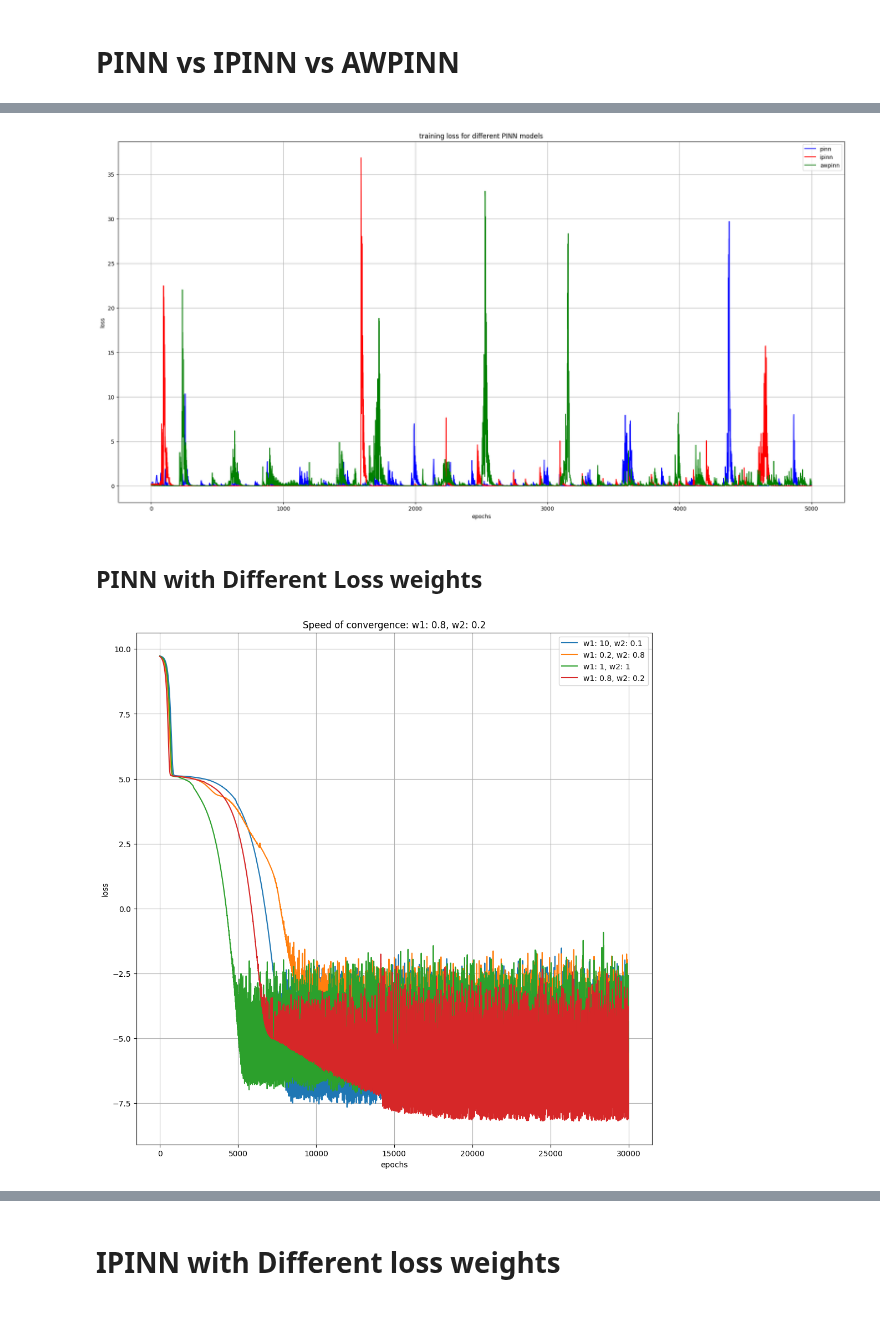
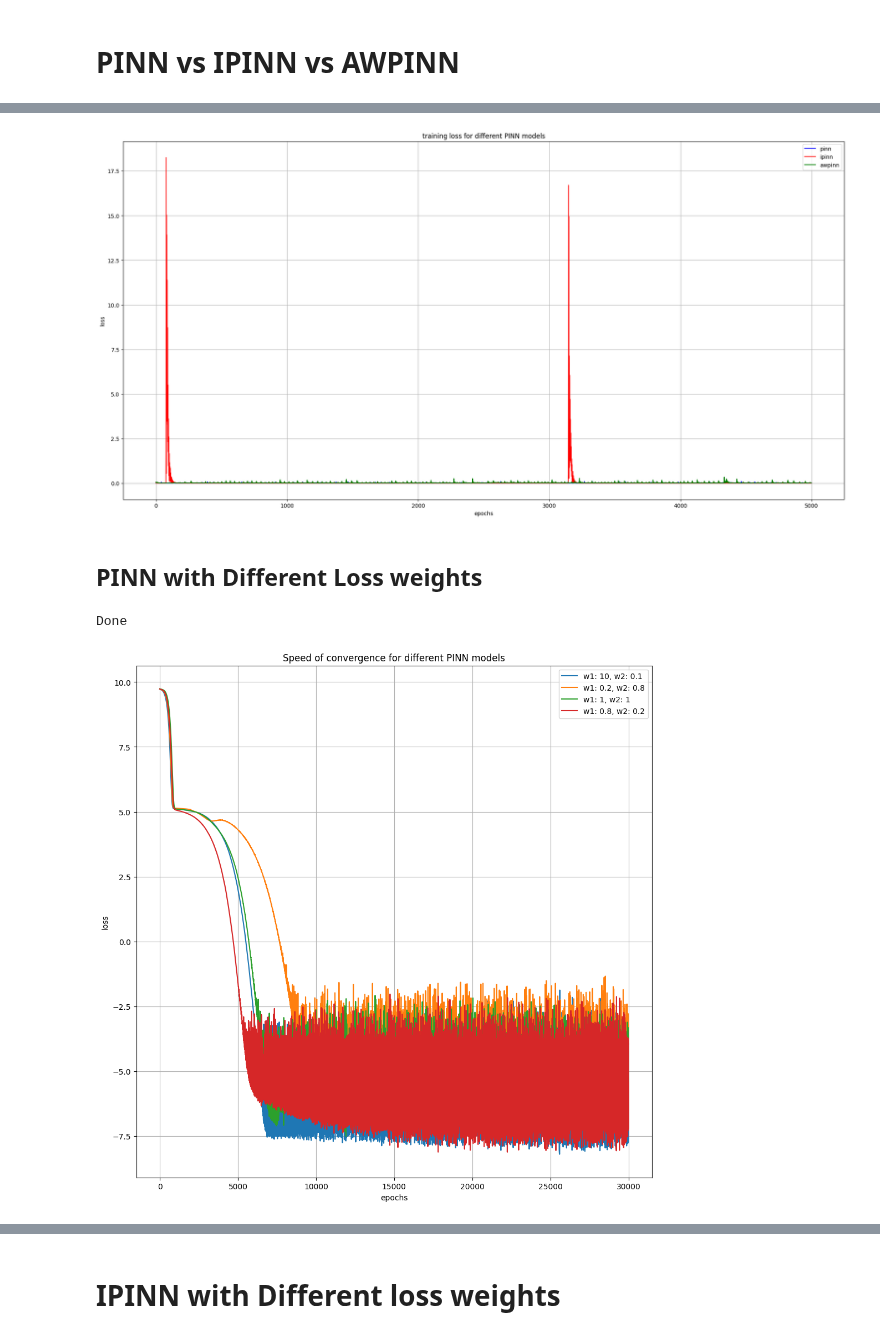
Before and after one commit to HengruiBaiCN/Honor, a Jupyter notebook: Physics_Informed_Neural_Network/pytorch/compare.ipynb, the cells around one changed output, grey strips where cells are left out. Saved outputs shown, nothing was run; the diff lists cells and outputs as text; code cells hidden in the pictures.

```diff
--- a/Physics_Informed_Neural_Network/pytorch/compare.ipynb
+++ b/Physics_Informed_Neural_Network/pytorch/compare.ipynb
@@ -131,7 +122,7 @@ plt.title('Positions of collocation points and boundary data');
 n_epochs = 30000
 lossFunction = nn.MSELoss()
 sizes=[2, 50, 50, 50, 1]
-lr = 3e-4
+lr = 3e-5
 # %% [markdown]
 # PINN vs IPINN vs AWPINN
 # %%
@@ -219,7 +210,7 @@ plt.legend()
 plt.title(f'training loss for different PINN models')
 plt.grid(True)
 # %% [output]
-[figure, old version]
+[figure, new version]
 # %% [markdown]
 ## PINN with Different Loss weights
 # %%
@@ -229,7 +220,7 @@ models = []
 loss_hists_lists = []
 
 # train models with different weights
-for i in range(len(weights)-1):
+for i in range(len(weights)):
     w1 = weights[i][0]
     w2 = weights[i][1]
     wpinn, loss_list = utils.network_training(
@@ -244,23 +235,24 @@ for i in range(len(weights)-1):
     pass
 
 # extract data
-for i in range(len(weights)-1):
+for i in range(len(weights)):
     loss_hists_lists.append(pd.read_csv(f'pinn-weight-test/pinn-{weights[i][0]}-{weights[i][1]}_loss.csv'))
     pass
 print('Done')
+# %% [output]
+Done
 # %%
-
 fig = plt.figure(figsize=(12,12))
 for i in range(len(weights)-1):
     plt.plot(range(n_epochs), [np.log(item) for item in loss_hists_lists[i]['Loss']], label=f'w1: {weights[i][0]}, w2: {weights[i][1]}')
     pass
 plt.xlabel('epochs')
 plt.ylabel('loss')
 plt.legend()
-plt.title(f'Speed of convergence: w1: {w1}, w2: {w2}')
+plt.title(f'Speed of convergence for different PINN models')
 plt.grid(True)
 # %% [output]
-[figure, old version]
+[figure, new version]
 # %%
 fig = plt.figure(figsize=(12,12))
 for i in range(len(weights)-1):
```
Also changed, not shown: parts of 15 cells of this notebook, 38 other files.
